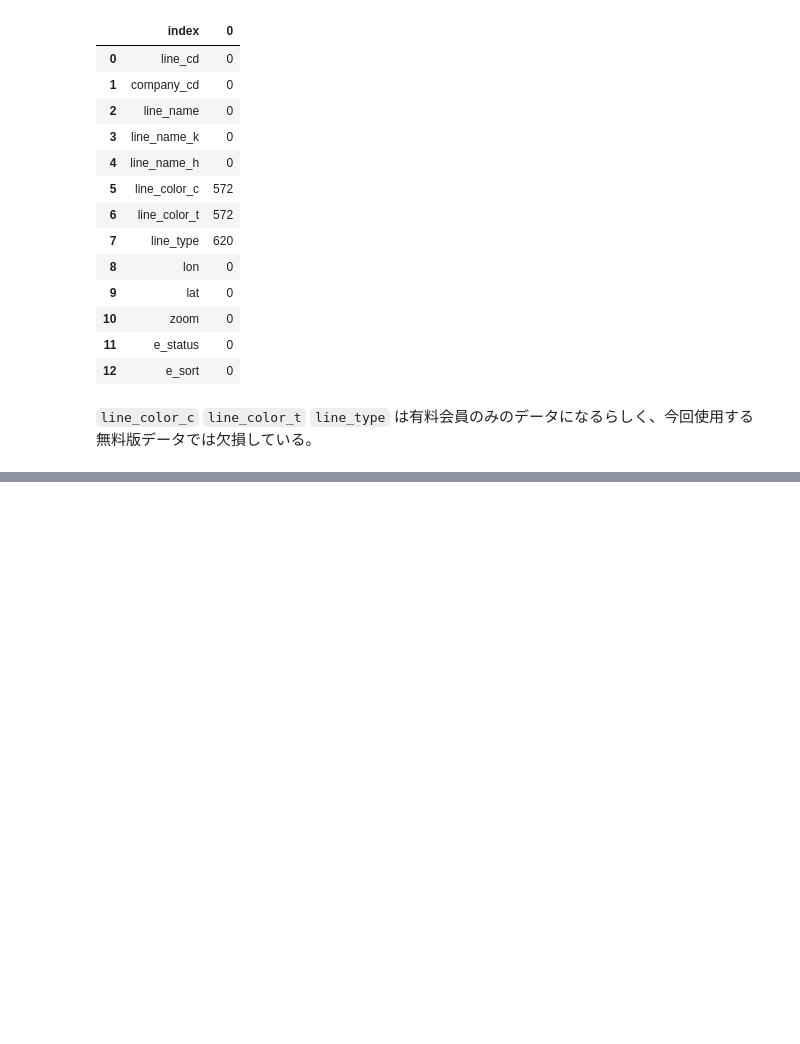
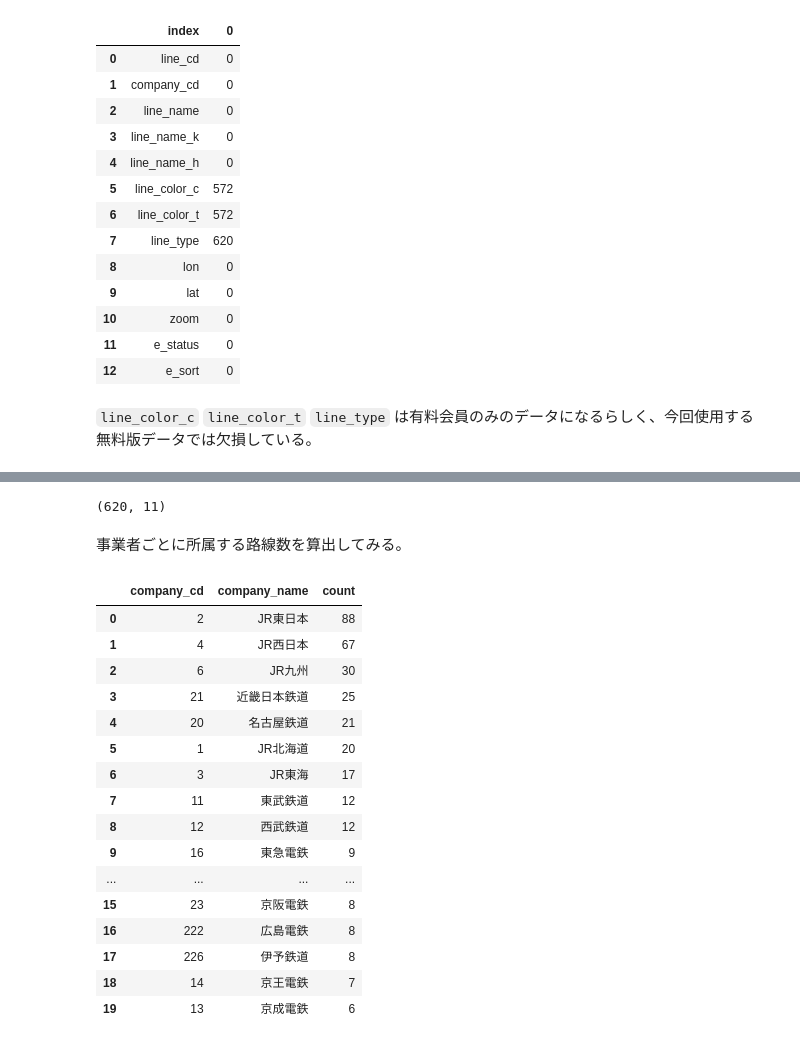
Before and after one commit to hrkenz/jupyter-notebook, a Jupyter notebook: ekidata.ipynb, the cells around one changed output, grey strips where cells are left out. Saved outputs shown, nothing was run; the diff lists cells and outputs as text; code cells hidden in the pictures; blank space fills up the shorter version.

```diff
--- a/ekidata.ipynb
+++ b/ekidata.ipynb
@@ -234,0 +243,3 @@ df_line.isna().sum().reset_index()
+# %%
+df_line2 = df_line.drop(['line_color_c', 'line_color_t', 'line_type'], axis=1) \
+    .merge(df_company[['company_cd', 'company_name']], how='inner')
@@ -234,0 +255,29 @@ df_line.isna().sum().reset_index()
+# %%
+df_line2.shape
+# %% [output]
+(620, 11)
+# %% [markdown]
+事業者ごとに所属する路線数を算出してみる。
+# %%
+df_line2.groupby(['company_cd', 'company_name']) \
+    .size() \
+    .nlargest(20) \
+    .reset_index(name='count')
+# %% [output]
+|  | company_cd | company_name | count |
+| 0 | 2 | JR東日本 | 88 |
+| 1 | 4 | JR西日本 | 67 |
+| 2 | 6 | JR九州 | 30 |
+| 3 | 21 | 近畿日本鉄道 | 25 |
+| 4 | 20 | 名古屋鉄道 | 21 |
+| 5 | 1 | JR北海道 | 20 |
+| 6 | 3 | JR東海 | 17 |
+| 7 | 11 | 東武鉄道 | 12 |
+| 8 | 12 | 西武鉄道 | 12 |
+| 9 | 16 | 東急電鉄 | 9 |
+| ... | ... | ... | ... |
+| 15 | 23 | 京阪電鉄 | 8 |
+| 16 | 222 | 広島電鉄 | 8 |
+| 17 | 226 | 伊予鉄道 | 8 |
+| 18 | 14 | 京王電鉄 | 7 |
+| 19 | 13 | 京成電鉄 | 6 |
```
Also changed, not shown: parts of 18 cells of this notebook.
